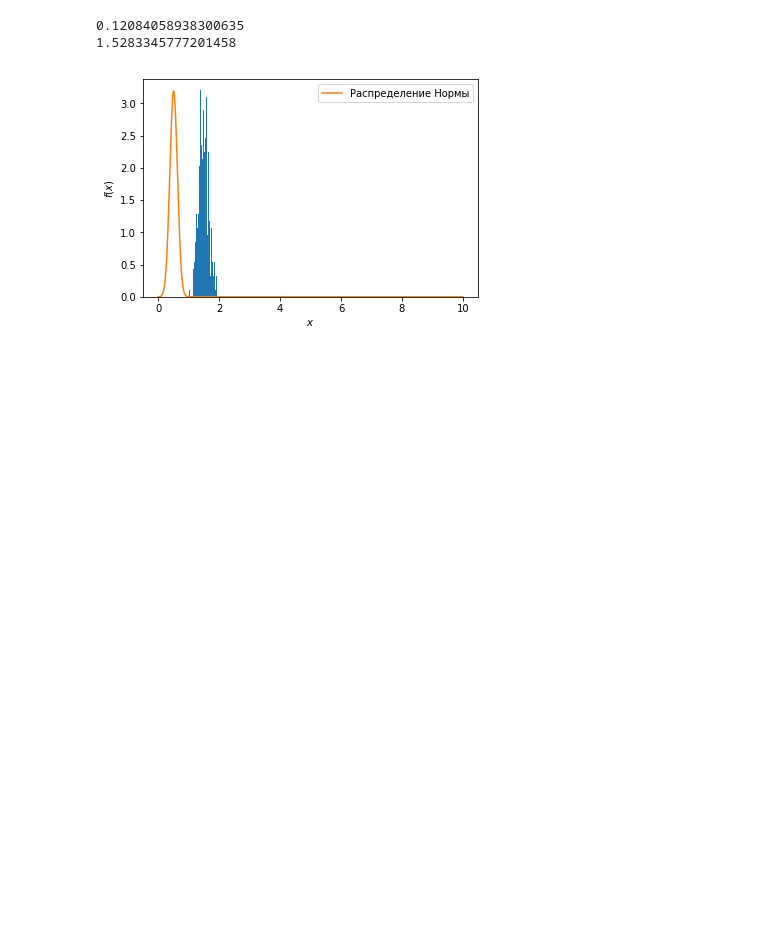
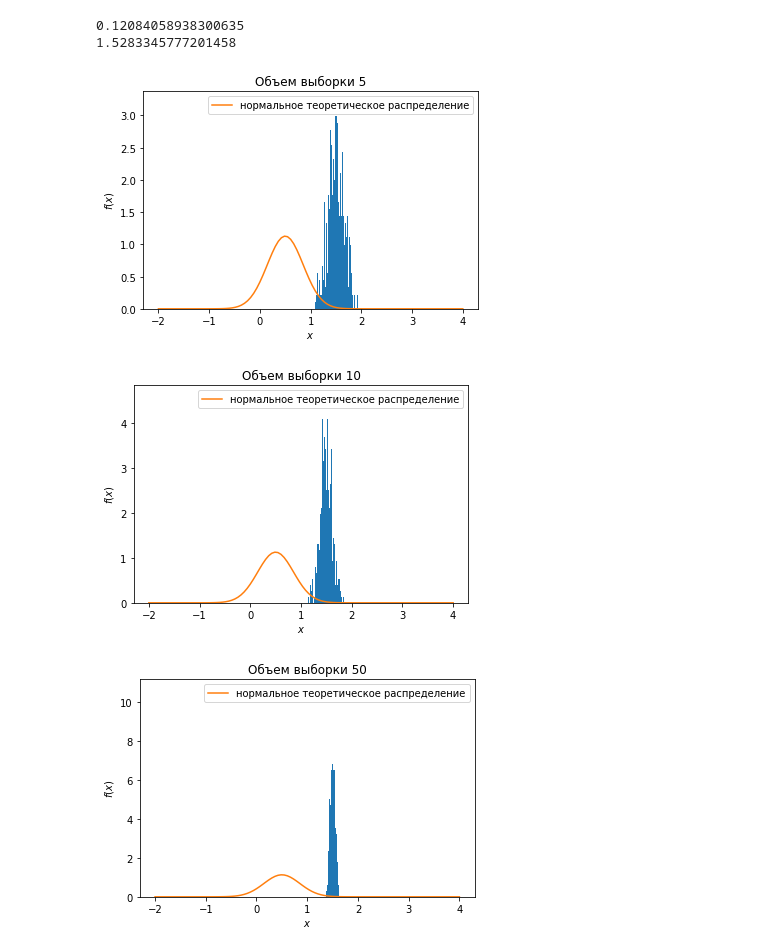
Before and after one commit to Gigiman/cera_w4, a Jupyter notebook: cera_w4.ipynb, the cells around one changed output. Drawn from its saved outputs; the diff is of its cells as text; code cells hidden in the pictures; blank space fills up the shorter version.

```diff
--- a/cera_w4.ipynb
+++ b/cera_w4.ipynb
@@ -38,7 +38,7 @@ print(initialAvg)
 1.5283345777201458
 # %%
 # volumes = [5, 10, 50]
-
+# Мой нерабочий код
 # def getVolumeGraphs(n):
 #     # Переменная определяющая распределение по объему
 # #     arrangementByVol = arcsin_rv.rvs(n)
@@ -56,35 +56,38 @@ print(initialAvg)
 #     plt.legend()
 #     plt.ylabel('$f(x)$')
 #     plt.xlabel('$x$')
 
 # getVolumeGraphs(5)
 # getVolumeGraphs(10)
 # getVolumeGraphs(50)
 # for volume in volumes:
-#     getVolumeGraphs(volume)
+# getVolumeGraphs(volume)
+# Подсмотренный код
 for n in [5, 10, 50]:
     # 1000 средних от выборки объемом n
     sample = [arcsin_rv.rvs(n).mean() for i in range(1000)]
     # гистограма результата
     plt.hist(sample, 100, density=True)
 
     # точки для графика
     x = np.linspace(-2, 4, 100)
     # среднее равно scale, но я не знаю почему
     loc = 1.5
     # дисперсия (формулу взял у Ромы, с формулой из вики всё ломалось)
-    std = np.sqrt(loc**2 / n)
+    std = np.sqrt(0.125)
     # нормальное распределение от результатов экспоненциального распределения(?)
     norm = sts.norm.pdf(x, loc, std)
 
     # отрисовываем результат
     plt.plot(x, norm, label='нормальное теоретическое распределение')
     plt.legend()
     plt.title(f'Объем выборки {n}')
     plt.ylabel('$f(x)$')
     plt.xlabel('$x$')
     plt.show()
 # %% [output]
-[figure, old version]
+[figure, new version]
+[figure, added]
+[figure, added]
 # %%
 # Вывод: Чем выше объем, тем больше точность аппроксимации
```
